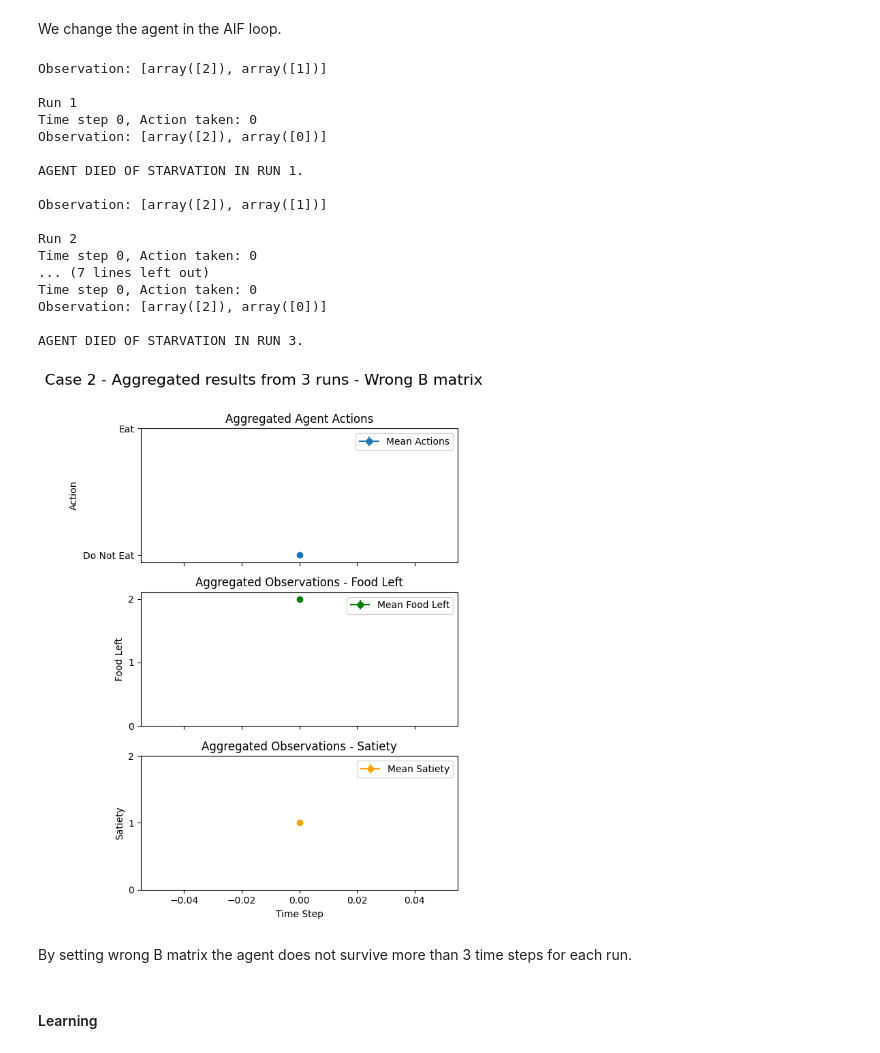
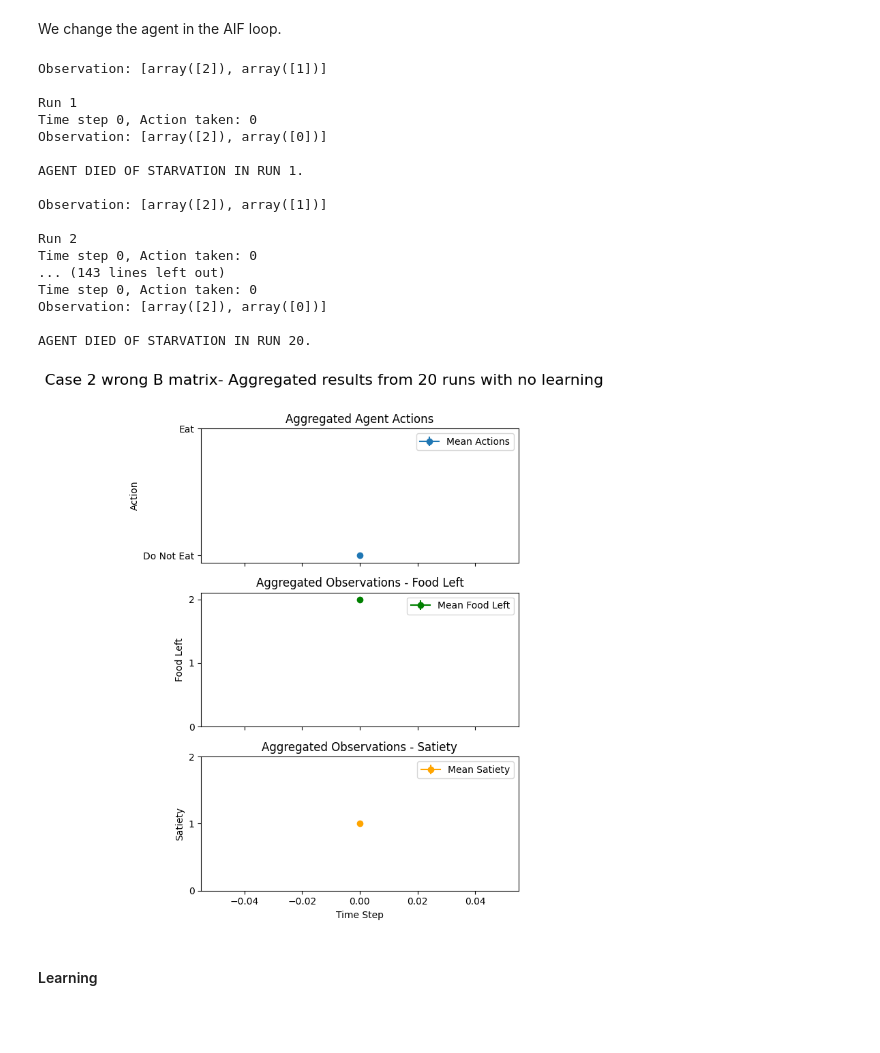
Before and after one commit to mahault/Multi-agent-sustainability, a Jupyter notebook: Sust_AIF.ipynb, the cells around one changed output. Drawn from its saved outputs; the diff is of its cells as text; code cells hidden in the pictures; blank space fills up the shorter version.

```diff
--- a/Sust_AIF.ipynb
+++ b/Sust_AIF.ipynb
@@ -2563,6 +2615,20 @@ padded_observation_list [[[array([2]), array([1])], [array([1]), array([2])], [a
 
 With respect to 2.2, here we added to the loop *qs_prev*, i.e. the agent's belief about the state of the environment in the previous time step. This is inferred from the observation at the previous time step using the agent's state inference method. Moreover, here we do not reset the agent at every run.
 # %%
+#we do not fill in the B matrix
+B2_random = utils.random_B_matrix(num_states2, num_controls, B2_factor_list)
+dir_scale=1
+
+pB = utils.dirichlet_like(B2_random,scale=dir_scale) # added PK
+pB=[pB[0],pB[1]]
+
+my_new_agent2 = Agent(A=A2, B=B2_random, pB = pB, C=C2, B_factor_list=B2_factor_list, policy_len = 3, policies=None, action_selection="stochastic")
+#we restrict policies as before
+my_new_agent2.policies = restricted_policies
+# to adjust matrix size after having reduced policies
+my_new_agent2.E = my_new_agent2._construct_E_prior()
+
+
 # Number of runs and time steps
 num_runs = 20
 T = 10
@@ -2614,7 +2680,7 @@ for run in range(num_runs):
             print("Unexpected action format. Terminating loop.")
             break
 
-
+        print(observation)
 
         if observation[1] == 0:
             satiety_zero_count += 1
@@ -3321,5 +3432,9 @@ We set a wrong B matrix that maps different food transitions.
 B2_factor_list = [[0], [0,1]] # we add an extra dim to the matrix for satiety state
 
 B3 = utils.random_B_matrix(num_states2, num_controls, B2_factor_list)
+dir_scale=1
+# %%
+pB = utils.dirichlet_like(B3,scale=dir_scale) # added PK
+pB=[pB[0],pB[1]]
 # %%
 B3[0] = np.copy(B2[0])
@@ -3453,7 +3572,7 @@ len(my_agent3.policies) # 8 policies expected
 # %% [markdown]
 We change the agent in the AIF loop.
 # %%
-num_runs = 3
+num_runs = 20
 
 # length of active inference loop in time
 T = 10
@@ -3548,11 +3667,11 @@ Observation: [array([2]), array([1])]
 
 Run 2
 Time step 0, Action taken: 0
-... (7 lines left out)
+... (143 lines left out)
 Time step 0, Action taken: 0
 Observation: [array([2]), array([0])]
 
-AGENT DIED OF STARVATION IN RUN 3.
+AGENT DIED OF STARVATION IN RUN 20.
 # %%
 # Number of runs
 num_runs = len(observations_list)
@@ -3586,37 +3705,35 @@ fig, axs = plt.subplots(3, 1, figsize=(6, 8), sharex=True)
 
 # Plotting aggregated actions
 axs[0].errorbar(time_steps, mean_actions, yerr=std_actions, fmt='-o', label='Mean Actions')
 axs[0].set_ylabel("Action")
 axs[0].set_title("Aggregated Agent Actions")
 axs[0].set_yticks([0, 1])
 axs[0].set_yticklabels(["Do Not Eat", "Eat"])
 axs[0].legend()
 
 # Plotting aggregated observations - food left
 axs[1].errorbar(time_steps, mean_food_left, yerr=std_food_left, fmt='-o', color='green', label='Mean Food Left')
 axs[1].set_ylabel("Food Left")
 axs[1].set_title("Aggregated Observations - Food Left")
 axs[1].set_yticks([0, 1, 2])
 axs[1].legend()
 
 # Plotting aggregated observations - satiety
 axs[2].errorbar(time_steps, mean_satiety, yerr=std_satiety, fmt='-o', color='orange', label='Mean Satiety')
 axs[2].set_ylabel("Satiety")
 axs[2].set_title("Aggregated Observations - Satiety")
 axs[2].set_yticks([0, 1, 2])
 axs[2].legend()
 
 plt.xlabel("Time Step")
 plt.tight_layout()
 
-fig.suptitle("Case 2 - Aggregated results from 3 runs - Wrong B matrix", fontsize=16, y=1.02)
+fig.suptitle("Case 2 wrong B matrix- Aggregated results from 20 runs with no learning", fontsize=16, y=1.02)
 plt.subplots_adjust(top=0.92)
 
 plt.show()
 # %% [output]
-[figure, old version]
+[figure, new version]
-# %% [markdown]
-By setting wrong B matrix the agent does not survive more than 3 time steps for each run.
 # %% [markdown]
 #### Learning
 # %%
```
Also changed, not shown: parts of 83 cells of this notebook.
